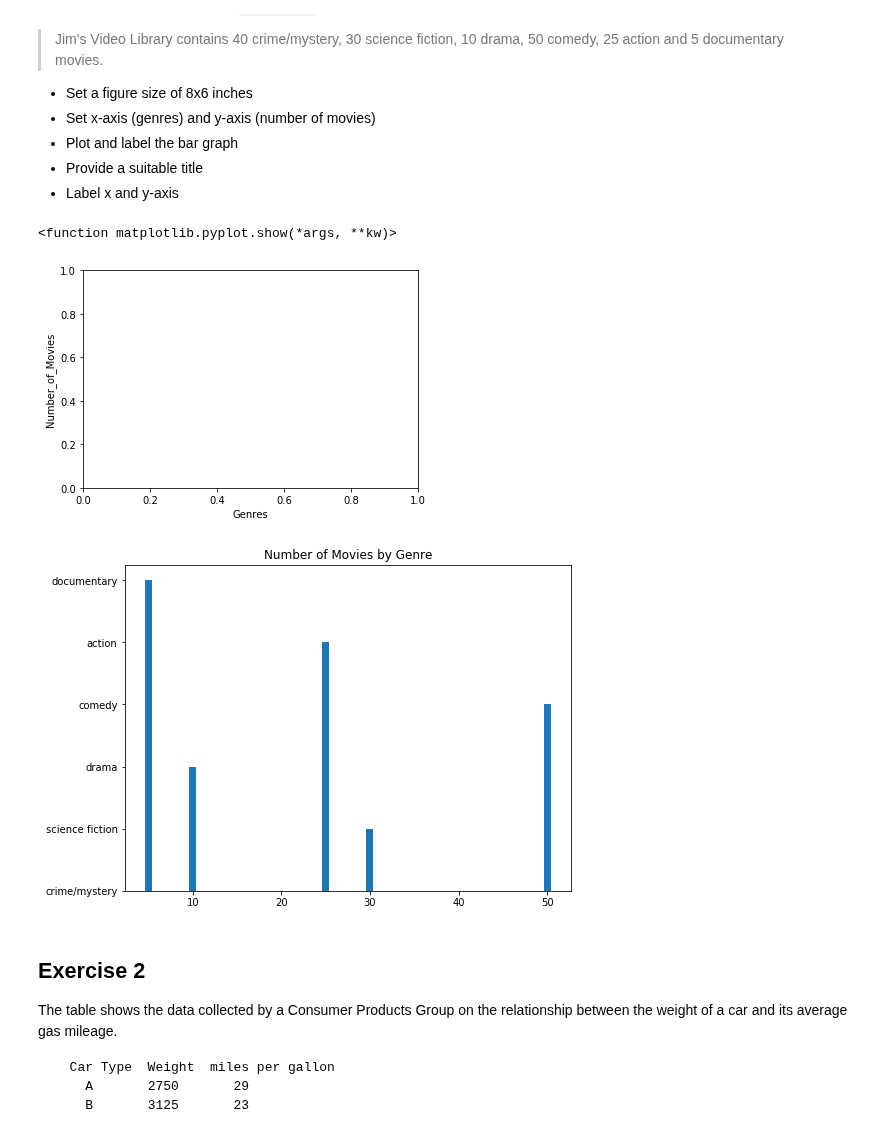
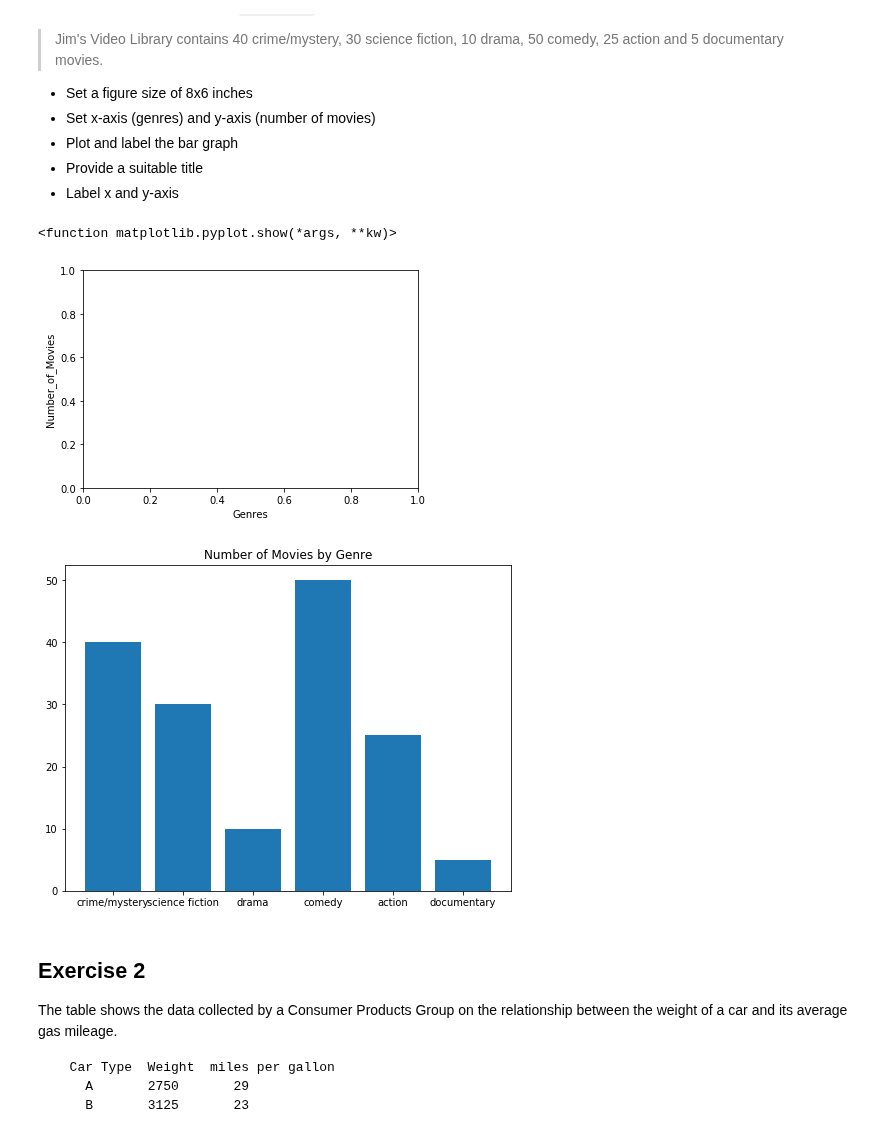
Before and after one commit to oh-hyun-joo/dsc-0-01-22-visualizing-data-lab-online-ds-pt-100118, a Jupyter notebook: index.ipynb, the cells around one changed output. Saved outputs shown, nothing was run; the diff lists cells and outputs as text; code cells hidden in the pictures.

```diff
--- a/index.ipynb
+++ b/index.ipynb
@@ -23,25 +23,25 @@ Make a vertical bar graph using `plt.bar()` for the following set of data:
 # %%
 # import the required libraries
 import numpy as np
 import matplotlib.pyplot as plt
 
 x = [40, 30, 10, 50, 25, 5]
 y = ['crime/mystery', 'science fiction', 'drama', 'comedy', 'action', 'documentary']
 plt.xlabel('Genres')
 plt.ylabel('Number_of_Movies')
 
 # Set a figure size
 plt.figure(figsize=(8,6))
 # Plot vertical bars of fixed width by passing x and y values to .bar() function
-plt.bar()
+plt.bar(y,x)
 # Give a title to the bar graph
 plt.title('Number of Movies by Genre')
 # Output the final plot
 plt.show
 # %% [output]
 <function matplotlib.pyplot.show(*args, **kw)>
 [figure]
-[figure, old version]
+[figure, new version]
 # %% [markdown]
 ## Exercise 2
 
```
